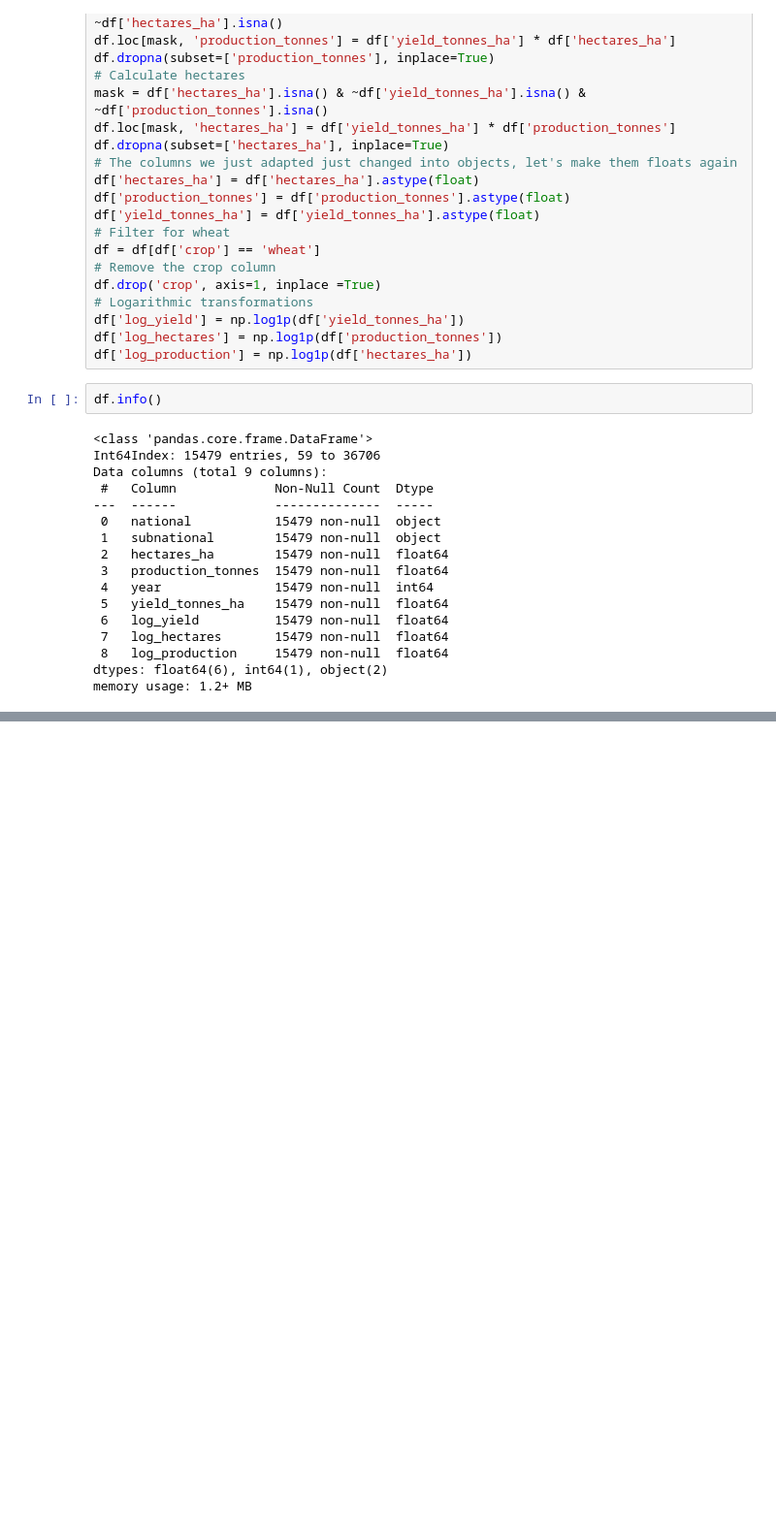
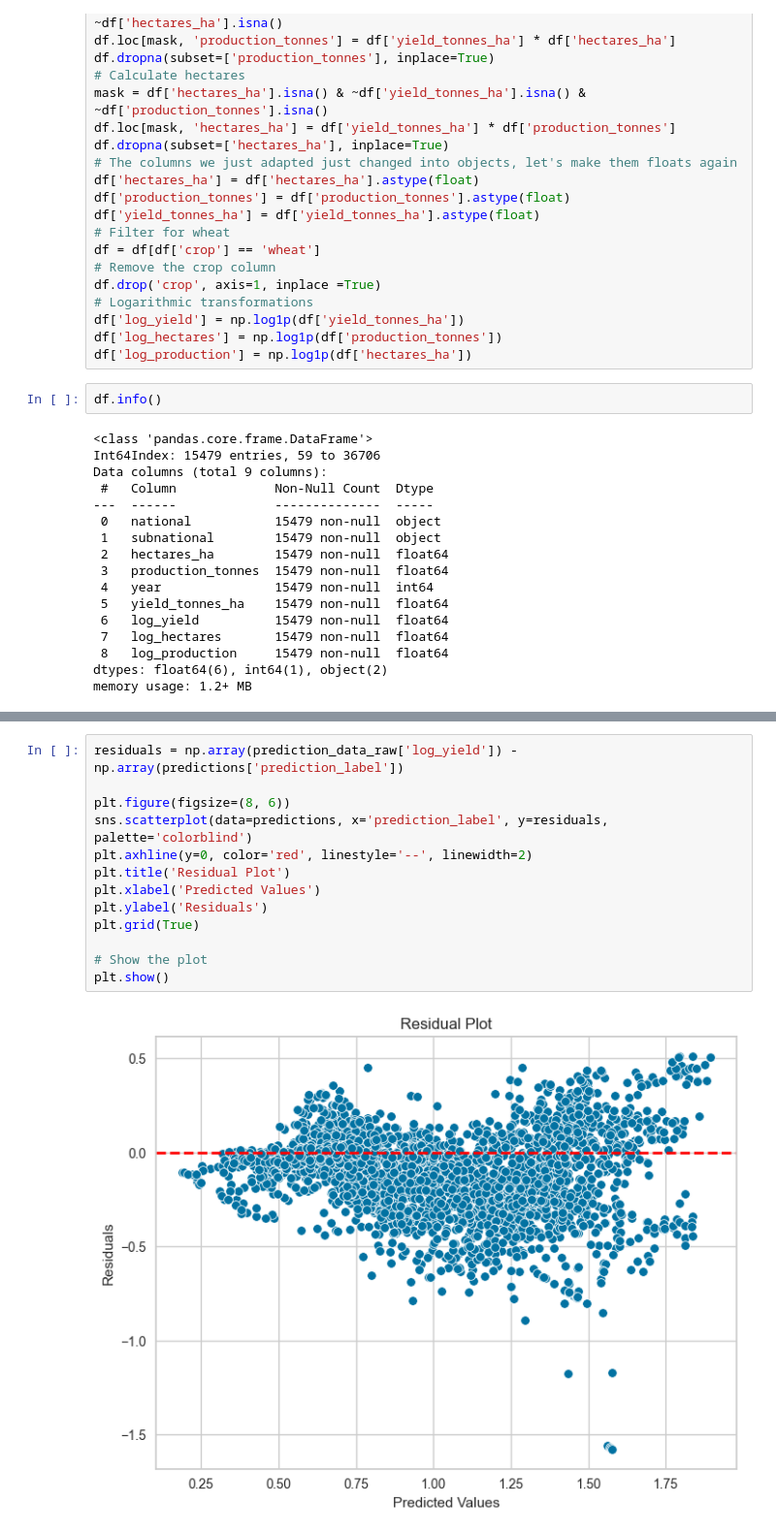
Before and after one commit to HannahCimene/TrioData_Masters, a Jupyter notebook: Files/crops/crops_emalisa_models.ipynb, the cells around one changed output, grey strips where cells are left out. Shown at 97% size. Saved outputs shown, nothing was run; the diff lists cells and outputs as text; blank space fills up the shorter version.

```diff
--- a/Files/crops/crops_emalisa_models.ipynb
+++ b/Files/crops/crops_emalisa_models.ipynb
@@ -120,0 +189,15 @@ predictions.head()
+# %%
+residuals = np.array(prediction_data_raw['log_yield']) - np.array(predictions['prediction_label'])
+
+plt.figure(figsize=(8, 6))
+sns.scatterplot(data=predictions, x='prediction_label', y=residuals, palette='colorblind')
+plt.axhline(y=0, color='red', linestyle='--', linewidth=2)
+plt.title('Residual Plot')
+plt.xlabel('Predicted Values')
+plt.ylabel('Residuals')
+plt.grid(True)
+
+# Show the plot
+plt.show()
+# %% [output]
+[figure, added]
```
Also changed, not shown: parts of 14 cells of this notebook, 1 other file.
